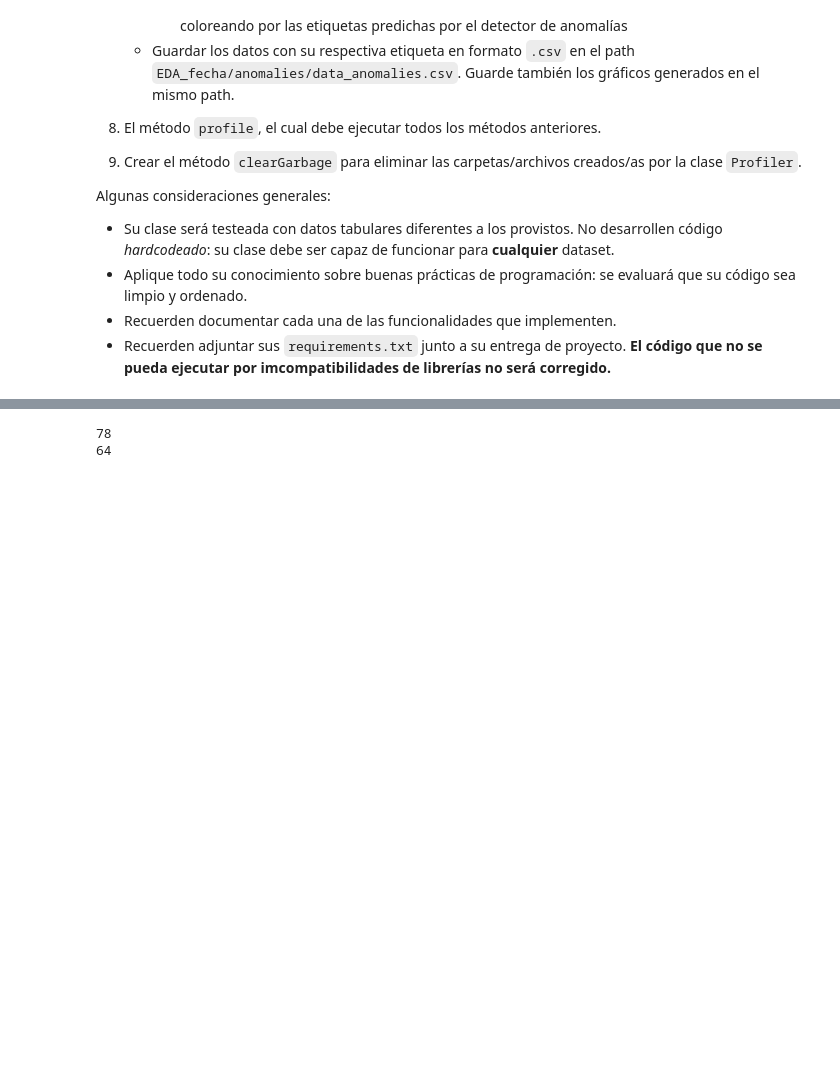
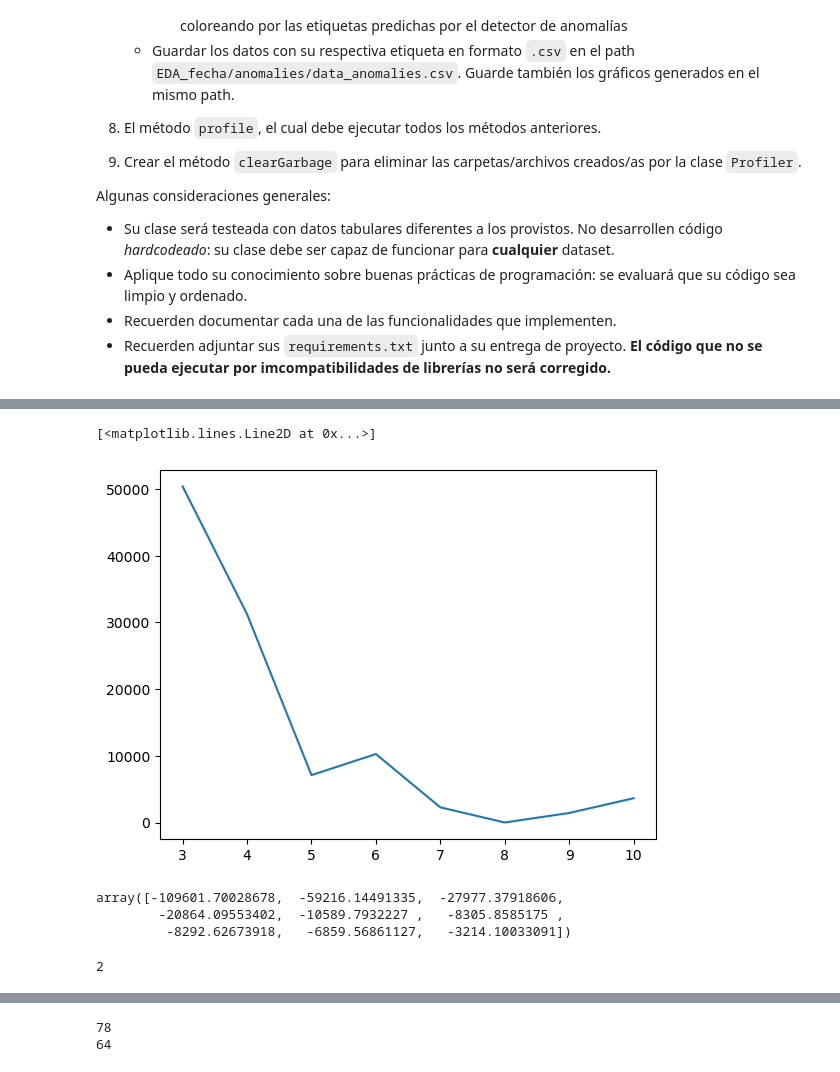
Before and after one commit to mgzotero/MDS7202, a Jupyter notebook: Proyectos/Proyecto 1/proyecto1.ipynb, the cells around one changed output, grey strips where cells are left out. Cells and saved outputs as stored; diff of their text form; code cells hidden in the pictures; blank space fills up the shorter version.

```diff
--- a/Proyectos/Proyecto 1/proyecto1.ipynb
+++ b/Proyectos/Proyecto 1/proyecto1.ipynb
@@ -622,0 +656,15 @@ profiler.df
+# %%
+plt.plot(list(range(3, len(wcss) + 1)), np.diff(wcss, 2))
+# %% [output]
+[<matplotlib.lines.Line2D at 0x...>]
+[figure, added]
+# %%
+np.diff(wcss)
+# %% [output]
+array([-109601.70028678,  -59216.14491335,  -27977.37918606,
+        -20864.09553402,  -10589.7932227 ,   -8305.8585175 ,
+         -8292.62673918,   -6859.56861127,   -3214.10033091])
+# %%
+np.diff(wcss, 2).argmax() + 2
+# %% [output]
+2
```
Also changed, not shown: parts of 17 cells of this notebook, 35 other files.
